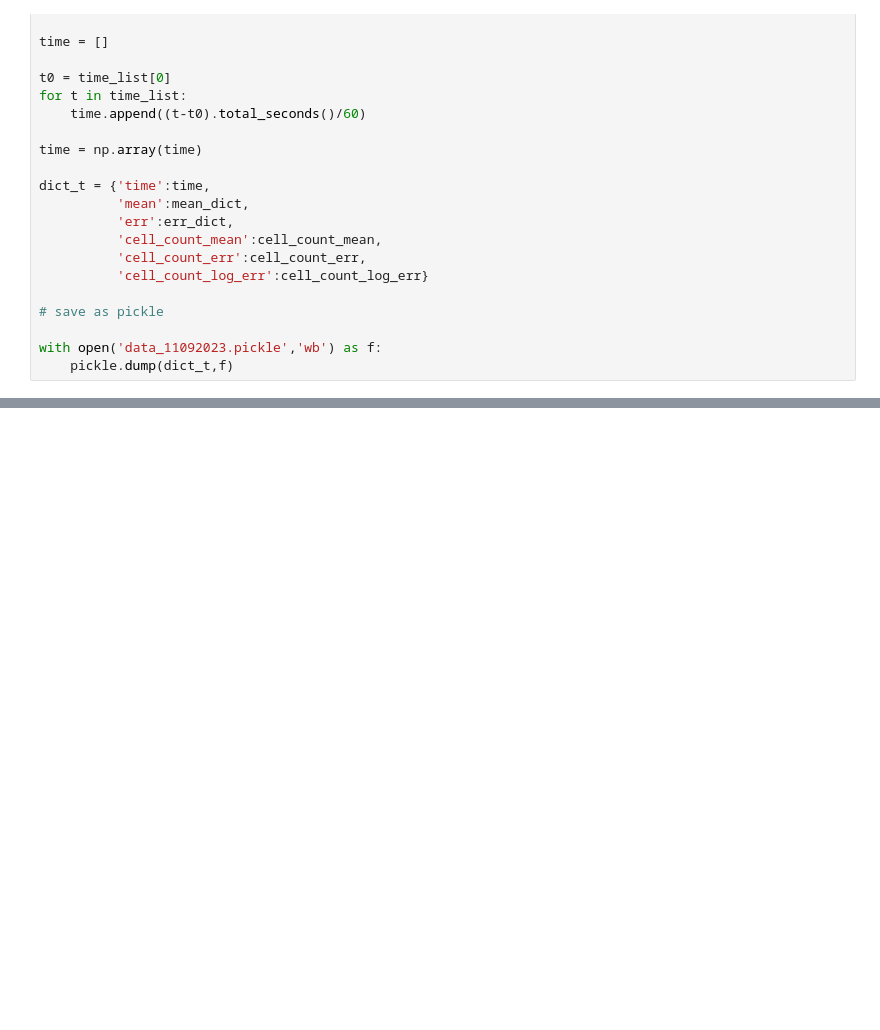
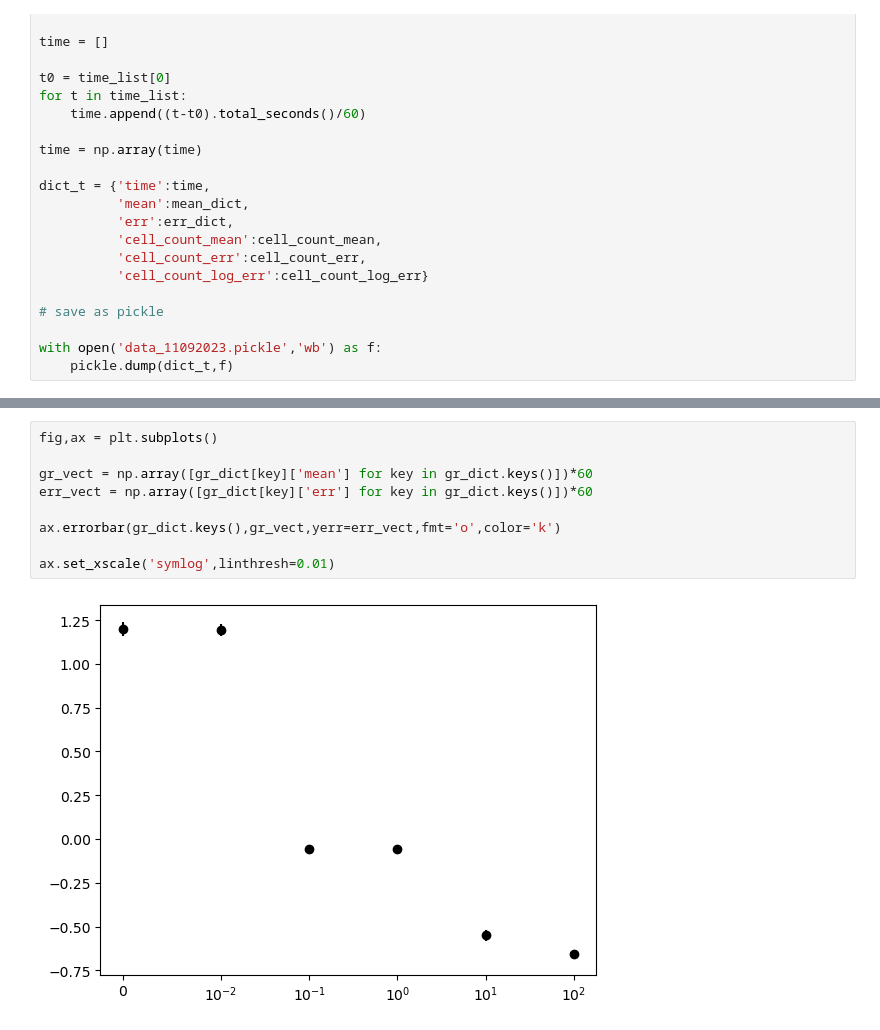
Before and after one commit to eshanking/time-kill-protocol, a Jupyter notebook: data/experiment_code/linear_range_algorithm.ipynb, the cells around one changed output, grey strips where cells are left out. Cells and saved outputs as stored; diff of their text form; blank space fills up the shorter version.

```diff
--- a/data/experiment_code/linear_range_algorithm.ipynb
+++ b/data/experiment_code/linear_range_algorithm.ipynb
@@ -246,0 +232,11 @@ for l in [0.0002,0.0004,0.0008]:
+# %%
+fig,ax = plt.subplots()
+
+gr_vect = np.array([gr_dict[key]['mean'] for key in gr_dict.keys()])*60
+err_vect = np.array([gr_dict[key]['err'] for key in gr_dict.keys()])*60
+
+ax.errorbar(gr_dict.keys(),gr_vect,yerr=err_vect,fmt='o',color='k')
+
+ax.set_xscale('symlog',linthresh=0.01)
+# %% [output]
+[figure, added]
```
Also changed, not shown: parts of 4 cells of this notebook, 4 other files.
